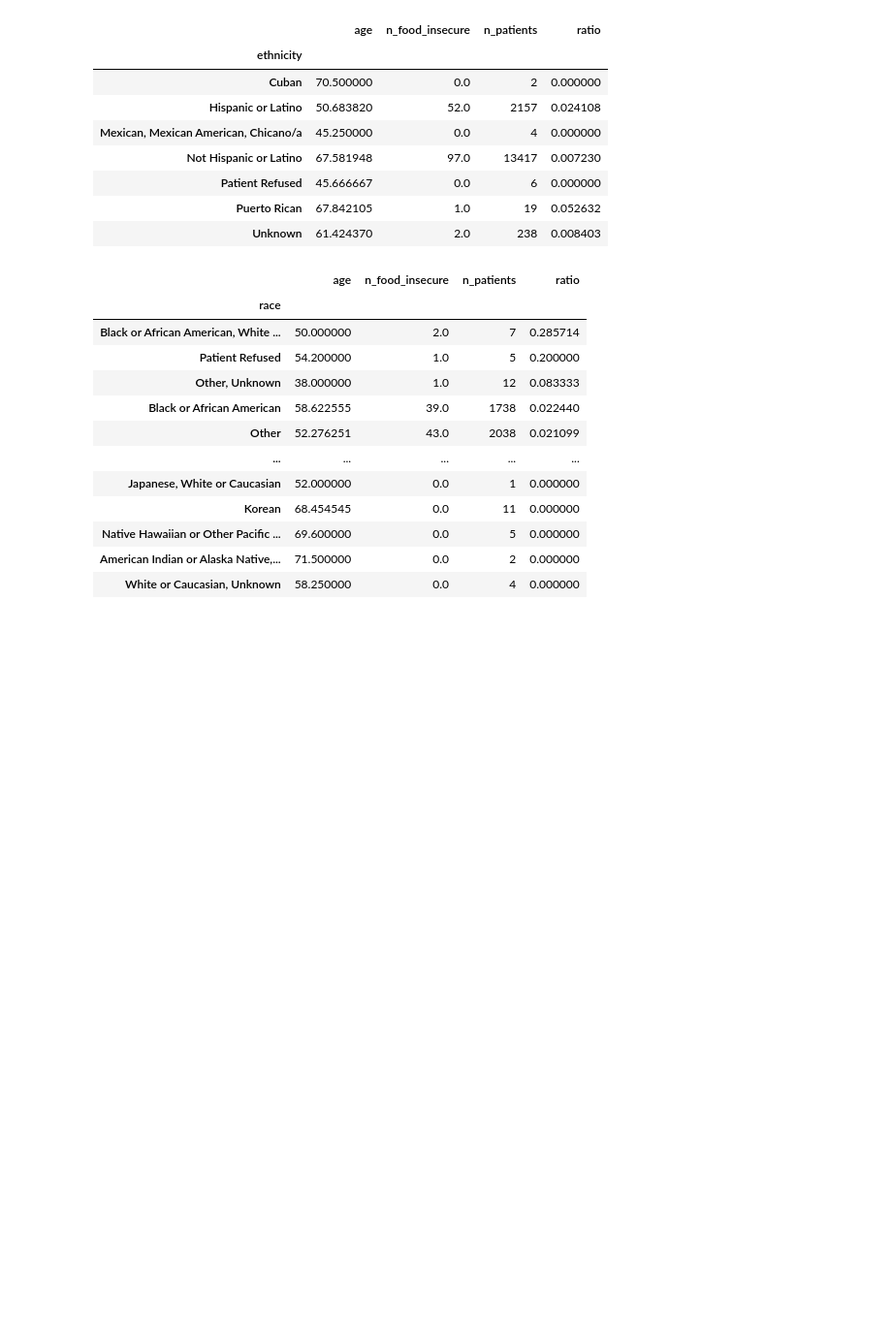
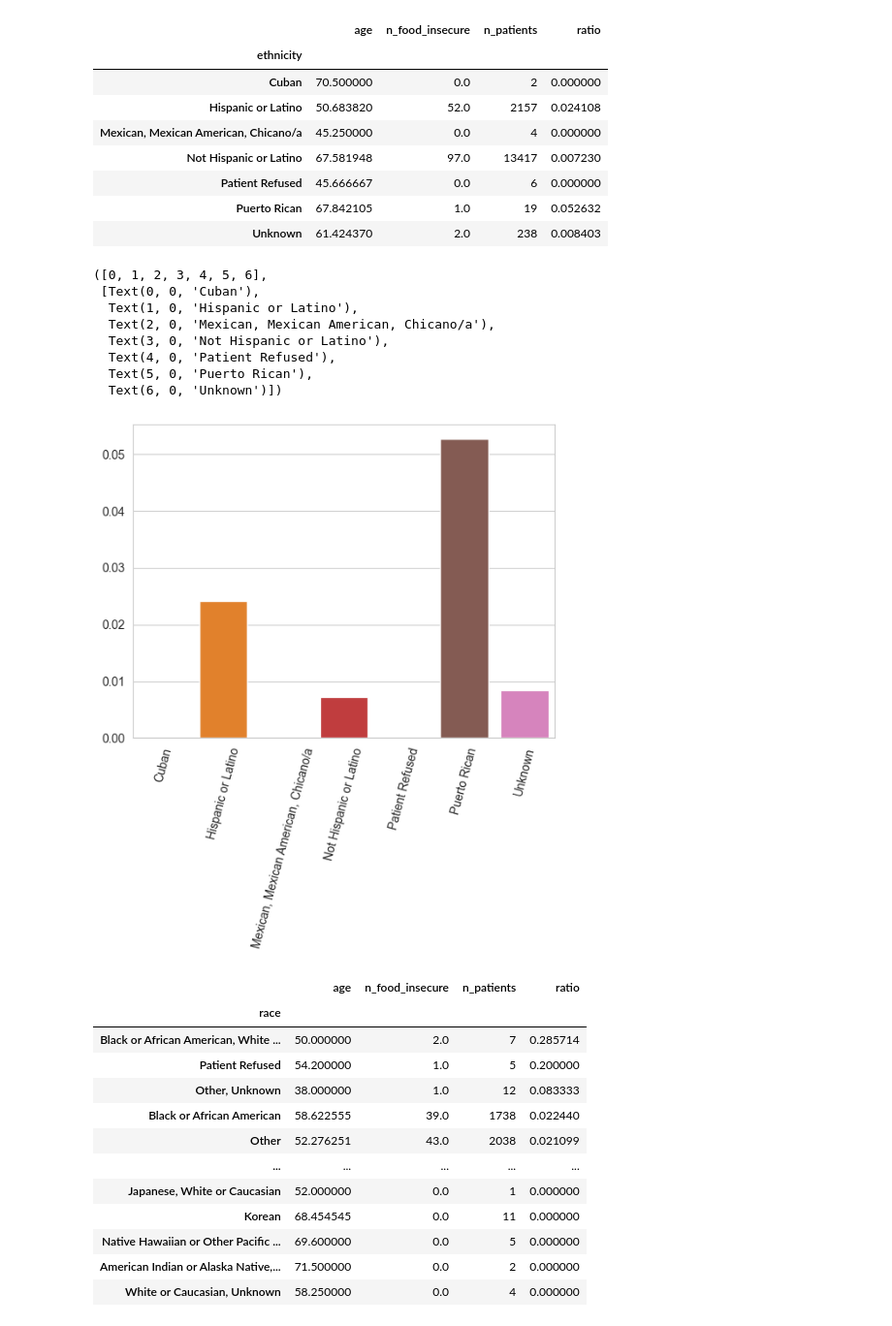
Before and after one commit to danihga/Jovia, a Jupyter notebook: Catholic Health/CatholicHealth_Unbalanced_DTrees_V2.ipynb, the cells around one changed output. Shown at 97% size. Saved outputs shown, nothing was run; the diff lists cells and outputs as text; code cells hidden in the pictures; blank space fills up the shorter version.

```diff
--- a/Catholic Health/CatholicHealth_Unbalanced_DTrees_V2.ipynb
+++ b/Catholic Health/CatholicHealth_Unbalanced_DTrees_V2.ipynb
@@ -68,6 +70,21 @@ ethnicity_yes
 | Patient Refused | 45.666667 | 0.0 | 6 | 0.000000 |
 | Puerto Rican | 67.842105 | 1.0 | 19 | 0.052632 |
 | Unknown | 61.424370 | 2.0 | 238 | 0.008403 |
+# %%
+import seaborn as sns
+# Bar plot
+sns.barplot(x = list(ethnicity_yes.index), y = list(ethnicity_yes['ratio']), hue = list(ethnicity_yes.index))
+plt.xticks(rotation=75)
+# %% [output]
+([0, 1, 2, 3, 4, 5, 6],
+ [Text(0, 0, 'Cuban'),
+  Text(1, 0, 'Hispanic or Latino'),
+  Text(2, 0, 'Mexican, Mexican American, Chicano/a'),
+  Text(3, 0, 'Not Hispanic or Latino'),
+  Text(4, 0, 'Patient Refused'),
+  Text(5, 0, 'Puerto Rican'),
+  Text(6, 0, 'Unknown')])
+[figure, added]
 # %%
 race_yes = data.groupby(by='race').agg({'age':'mean',
                                                   'food would run out':'sum',
```
Also changed, not shown: parts of 4 cells of this notebook.
